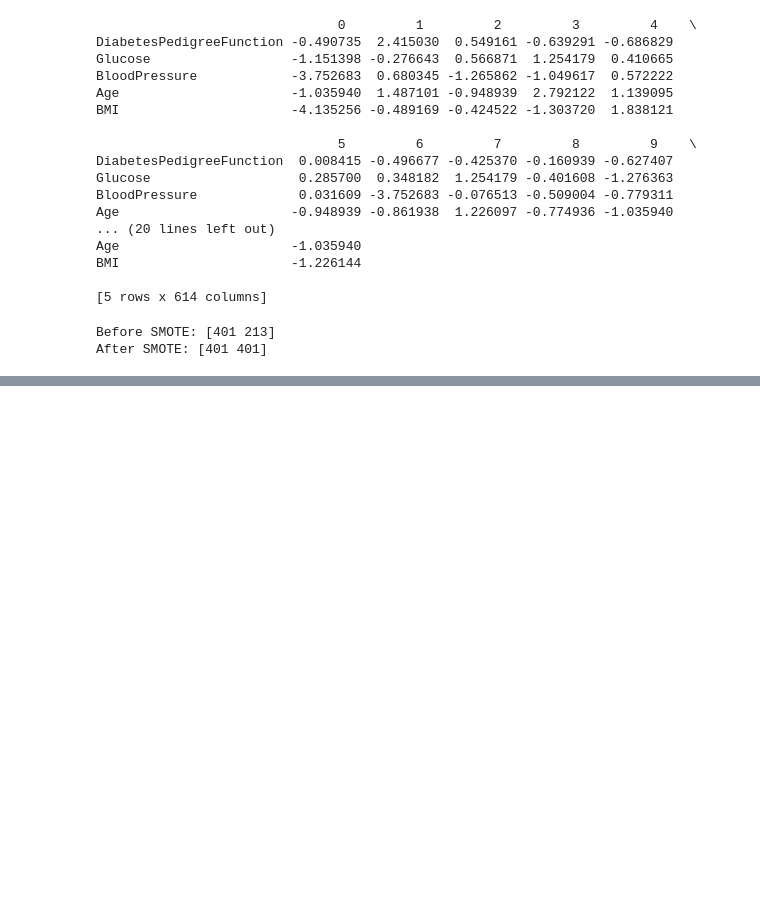
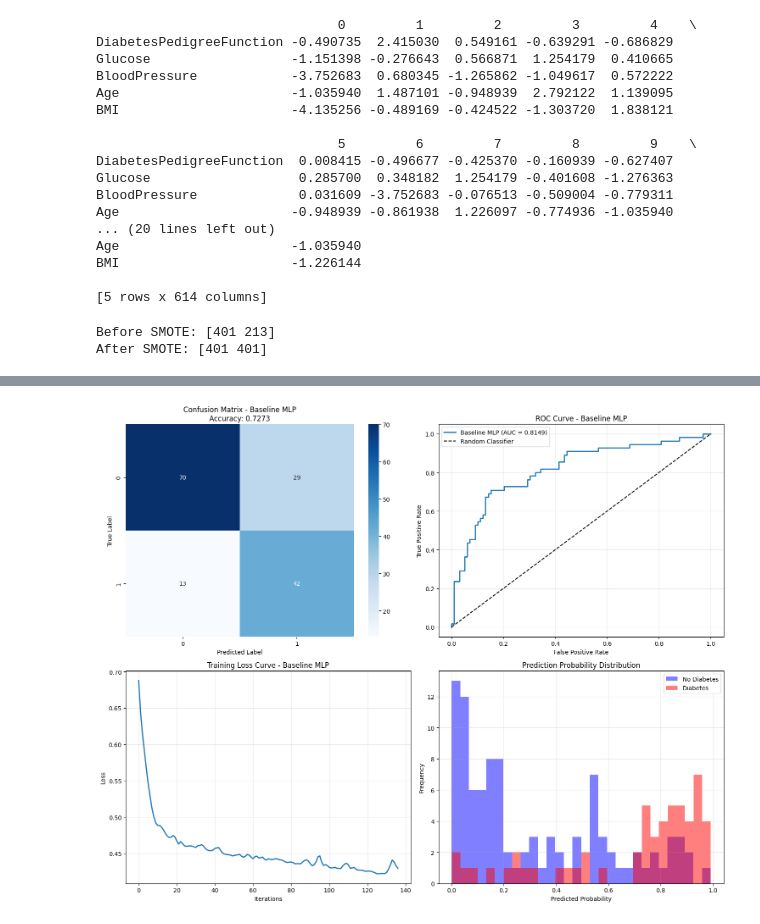
Before and after one commit to Jirtus-sanasam/MLP-Diabetes, a Jupyter notebook: Diabetes4.ipynb, the cells around one changed output, grey strips where cells are left out. Drawn from its saved outputs; the diff is of its cells as text; code cells hidden in the pictures; blank space fills up the shorter version.

```diff
--- a/Diabetes4.ipynb
+++ b/Diabetes4.ipynb
@@ -161,3 +145,0 @@ mlp = MLPClassifier(
-# %%
-# 8.3 Train the model
-mlp.fit(X_train_balanced, y_train_balanced)
@@ -207,0 +183,41 @@ Confusion Matrix:
+# %%
+# Step 8: Visualizations for Baseline MLP
+fig, axes = plt.subplots(2, 2, figsize=(15, 12))
+
+# 1. Confusion Matrix
+cm_baseline = confusion_matrix(Y_test, y_pred_baseline)
+sns.heatmap(cm_baseline, annot=True, fmt='d', cmap='Blues', ax=axes[0, 0])
+axes[0, 0].set_title(f'Confusion Matrix - Baseline MLP\nAccuracy: {accuracy_baseline:.4f}')
+axes[0, 0].set_ylabel('True Label')
+axes[0, 0].set_xlabel('Predicted Label')
+
+# 2. ROC Curve
+fpr_baseline, tpr_baseline, _ = roc_curve(Y_test, y_pred_proba_baseline)
+axes[0, 1].plot(fpr_baseline, tpr_baseline, label=f'Baseline MLP (AUC = {roc_auc_baseline:.4f})', linewidth=2)
+axes[0, 1].plot([0, 1], [0, 1], 'k--', label='Random Classifier')
+axes[0, 1].set_xlabel('False Positive Rate')
+axes[0, 1].set_ylabel('True Positive Rate')
+axes[0, 1].set_title('ROC Curve - Baseline MLP')
+axes[0, 1].legend()
+axes[0, 1].grid(True, alpha=0.3)
+
+# 3. Training Loss Curve
+axes[1, 0].plot(mlp_baseline.loss_curve_, linewidth=2)
+axes[1, 0].set_xlabel('Iterations')
+axes[1, 0].set_ylabel('Loss')
+axes[1, 0].set_title('Training Loss Curve - Baseline MLP')
+axes[1, 0].grid(True, alpha=0.3)
+
+# 4. Prediction Distribution
+axes[1, 1].hist(y_pred_proba_baseline[Y_test == 0], bins=30, alpha=0.5, label='No Diabetes', color='blue')
+axes[1, 1].hist(y_pred_proba_baseline[Y_test == 1], bins=30, alpha=0.5, label='Diabetes', color='red')
+axes[1, 1].set_xlabel('Predicted Probability')
+axes[1, 1].set_ylabel('Frequency')
+axes[1, 1].set_title('Prediction Probability Distribution')
+axes[1, 1].legend()
+axes[1, 1].grid(True, alpha=0.3)
+
+plt.tight_layout()
+plt.show()
+# %% [output]
+[figure, added]
```
Also changed, not shown: parts of 9 cells of this notebook.
